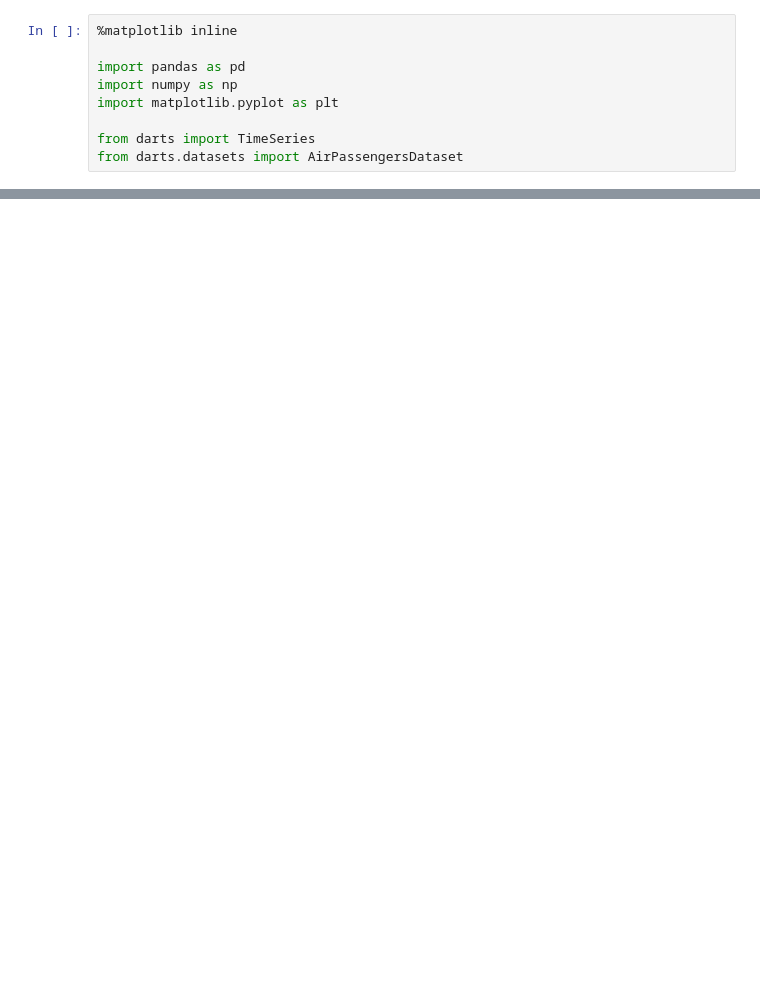
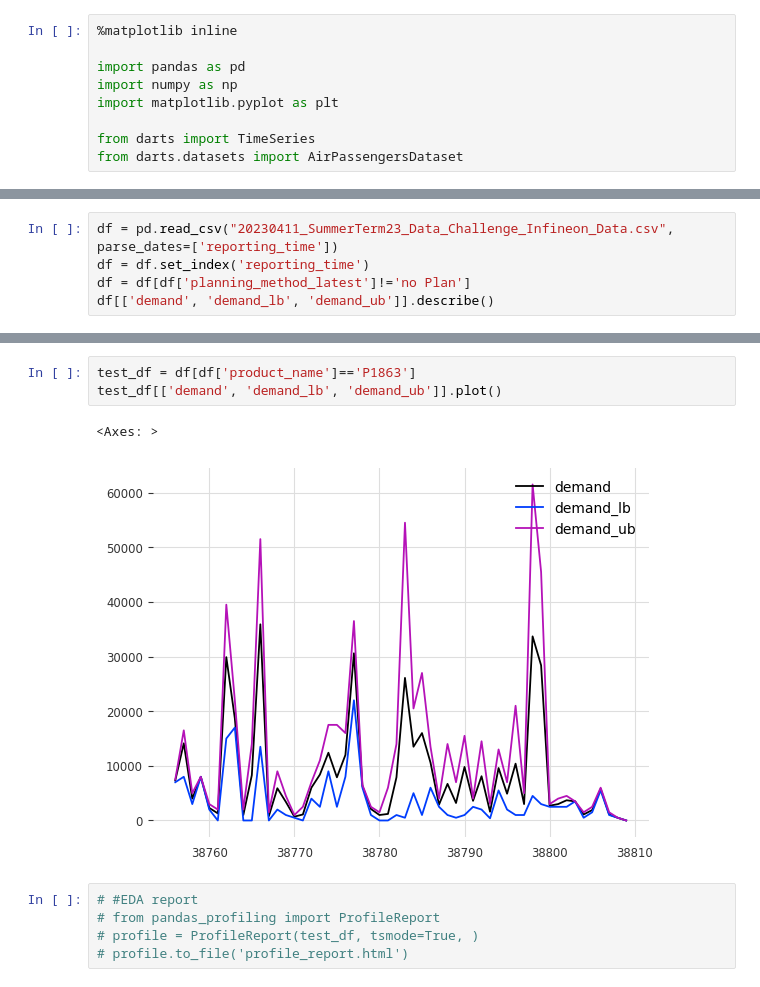
Before and after one commit to SongaZonga/tum_DAP_project, a Jupyter notebook: darts_test.ipynb, the cells around one changed output, grey strips where cells are left out. Saved outputs shown, nothing was run; the diff lists cells and outputs as text; blank space fills up the shorter version.

```diff
--- a/darts_test.ipynb
+++ b/darts_test.ipynb
@@ -14,0 +10,5 @@ series.plot()
+# %%
+df = pd.read_csv("20230411_SummerTerm23_Data_Challenge_Infineon_Data.csv", parse_dates=['reporting_time'])
+df = df.set_index('reporting_time')
+df = df[df['planning_method_latest']!='no Plan']
+df[['demand', 'demand_lb', 'demand_ub']].describe()
@@ -14,0 +43,11 @@ series.plot()
+# %%
+test_df = df[df['product_name']=='P1863']
+test_df[['demand', 'demand_lb', 'demand_ub']].plot()
+# %% [output]
+<Axes: >
+[figure, added]
+# %%
+# #EDA report
+# from pandas_profiling import ProfileReport
+# profile = ProfileReport(test_df, tsmode=True, )
+# profile.to_file('profile_report.html')
```
Also changed, not shown: parts of 10 cells of this notebook, 3 other files.
